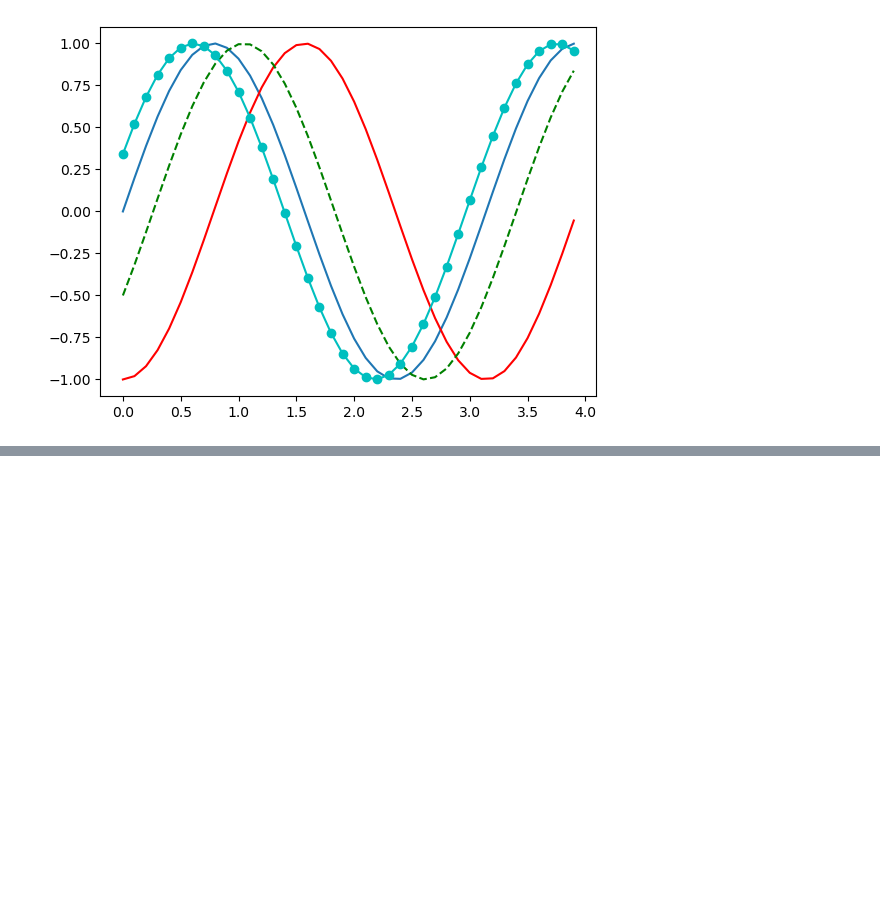
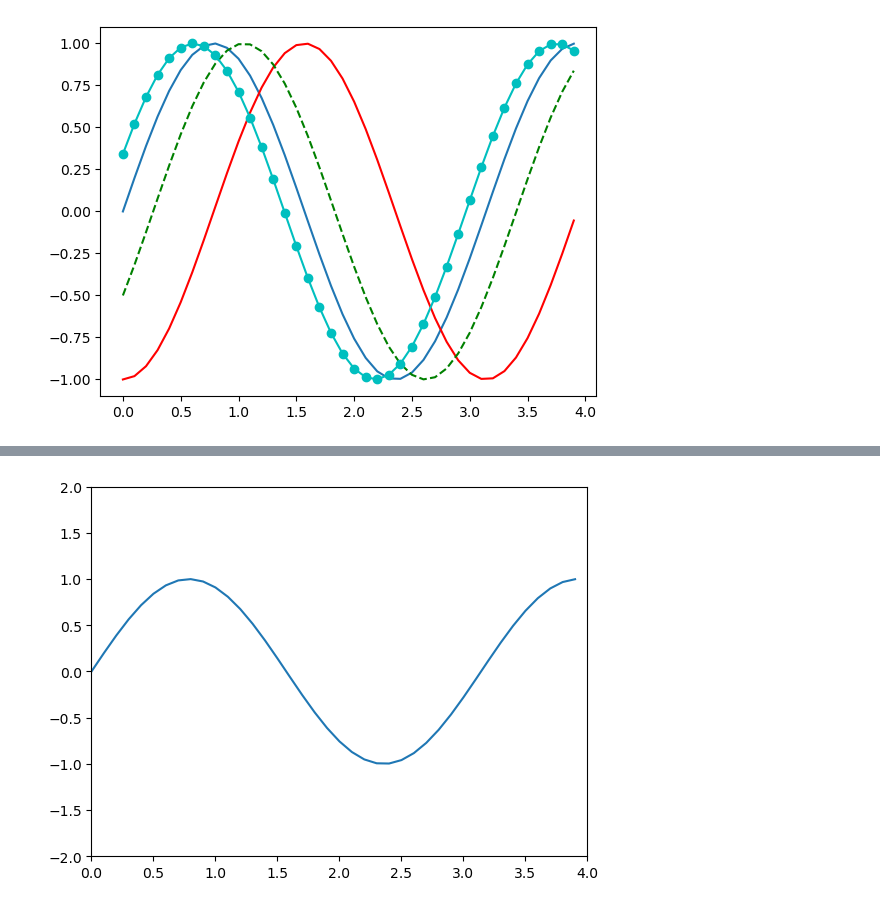
Before and after one commit to ezra1702/road-to-data-science, a Jupyter notebook: third-step.ipynb, the cells around one changed output, grey strips where cells are left out. Drawn from its saved outputs; the diff is of its cells as text; code cells hidden in the pictures; blank space fills up the shorter version.

```diff
--- a/third-step.ipynb
+++ b/third-step.ipynb
@@ -66,0 +100,22 @@ plt.show()
+# %%
+#Set AXIS
+import numpy as np
+import matplotlib.pyplot as plt
+
+#Membuat Data
+def sinusGenerator(amplitudo, frekuensi,waktu, theta):
+    t = np.arange(0, waktu,0.1)
+    y = amplitudo * np.sin(2*frekuensi*t + np.deg2rad(theta))
+    return t,y
+
+#Membuat Plot
+t,y = sinusGenerator(1,1,4,0)
+plt.plot(t,y)
+
+#Setting Axis, minimum sama maximum
+plt.axis([0,4,-2,2]) #xmin,xmax,ymin,ymax
+
+# menampilkan plot
+plt.show()
+# %% [output]
+[figure, added]
```
Also changed, not shown: parts of 8 cells of this notebook, 1 other file.
